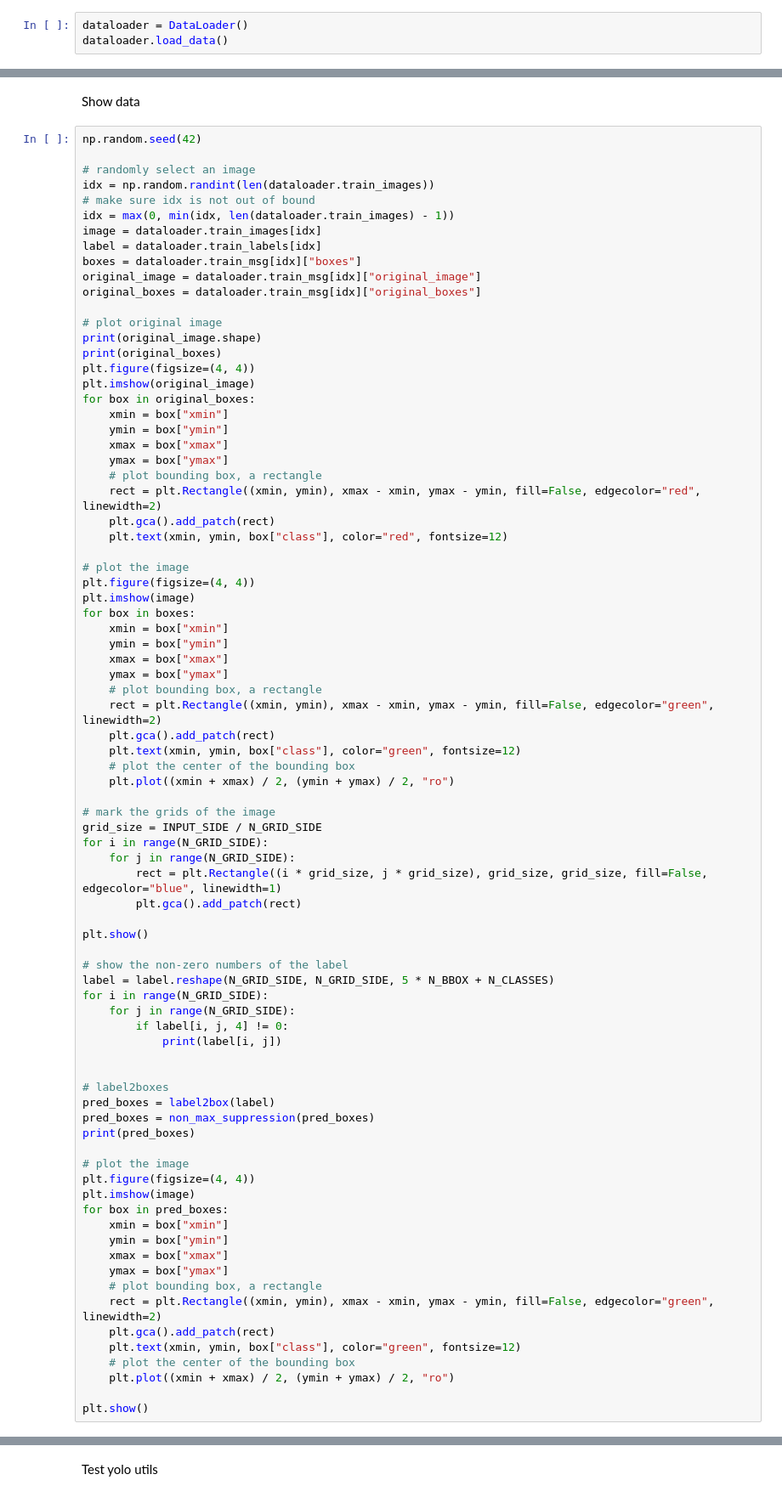
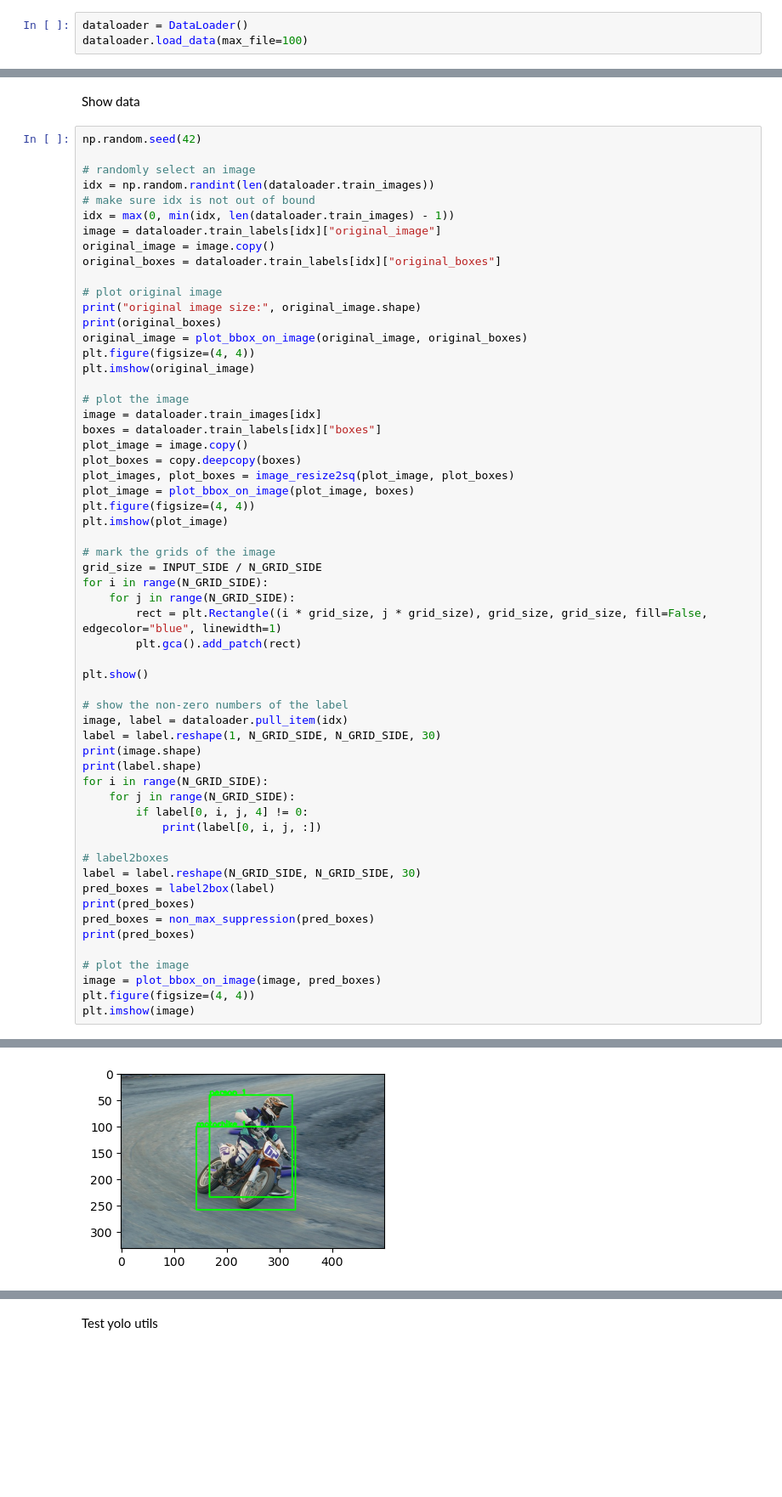
Before and after one commit to Agoti/yolov1-detection-project, a Jupyter notebook: unit_test.ipynb, the cells around one changed output, grey strips where cells are left out. Shown at 85% size. Drawn from its saved outputs; the diff is of its cells as text; blank space fills up the shorter version.

```diff
--- a/yolo.ipynb
+++ b/unit_test.ipynb
@@ -27,7 +25,7 @@ sys.argv.append("-Xfrozen_modules=off")
 Load data
 # %%
 dataloader = DataLoader()
-dataloader.load_data()
+dataloader.load_data(max_file=100)
 # %% [output]
 Loading data...
 Loading data done.
@@ -42,41 +40,26 @@ np.random.seed(42)
 idx = np.random.randint(len(dataloader.train_images))
 # make sure idx is not out of bound
 idx = max(0, min(idx, len(dataloader.train_images) - 1))
-image = dataloader.train_images[idx]
-label = dataloader.train_labels[idx]
-boxes = dataloader.train_msg[idx]["boxes"]
-original_image = dataloader.train_msg[idx]["original_image"]
-original_boxes = dataloader.train_msg[idx]["original_boxes"]
+image = dataloader.train_labels[idx]["original_image"]
+original_image = image.copy()
+original_boxes = dataloader.train_labels[idx]["original_boxes"]
 
 # plot original image
-print(original_image.shape)
+print("original image size:", original_image.shape)
 print(original_boxes)
+original_image = plot_bbox_on_image(original_image, original_boxes)
 plt.figure(figsize=(4, 4))
 plt.imshow(original_image)
-for box in original_boxes:
-    xmin = box["xmin"]
-    ymin = box["ymin"]
-    xmax = box["xmax"]
-    ymax = box["ymax"]
-    # plot bounding box, a rectangle
-    rect = plt.Rectangle((xmin, ymin), xmax - xmin, ymax - ymin, fill=False, edgecolor="red", linewidth=2)
-    plt.gca().add_patch(rect)
-    plt.text(xmin, ymin, box["class"], color="red", fontsize=12)
 
 # plot the image
+image = dataloader.train_images[idx]
+boxes = dataloader.train_labels[idx]["boxes"]
+plot_image = image.copy()
+plot_boxes = copy.deepcopy(boxes)
+plot_images, plot_boxes = image_resize2sq(plot_image, plot_boxes)
+plot_image = plot_bbox_on_image(plot_image, boxes)
 plt.figure(figsize=(4, 4))
-plt.imshow(image)
-for box in boxes:
-    xmin = box["xmin"]
-    ymin = box["ymin"]
-    xmax = box["xmax"]
-    ymax = box["ymax"]
-    # plot bounding box, a rectangle
-    rect = plt.Rectangle((xmin, ymin), xmax - xmin, ymax - ymin, fill=False, edgecolor="green", linewidth=2)
-    plt.gca().add_patch(rect)
-    plt.text(xmin, ymin, box["class"], color="green", fontsize=12)
-    # plot the center of the bounding box
-    plt.plot((xmin + xmax) / 2, (ymin + ymax) / 2, "ro")
+plt.imshow(plot_image)
 
 # mark the grids of the image
 grid_size = INPUT_SIDE / N_GRID_SIDE
@@ -88,31 +71,24 @@ for i in range(N_GRID_SIDE):
 plt.show()
 
 # show the non-zero numbers of the label
-label = label.reshape(N_GRID_SIDE, N_GRID_SIDE, 5 * N_BBOX + N_CLASSES)
+image, label = dataloader.pull_item(idx)
+label = label.reshape(1, N_GRID_SIDE, N_GRID_SIDE, 30)
+print(image.shape)
+print(label.shape)
 for i in range(N_GRID_SIDE):
     for j in range(N_GRID_SIDE):
-        if label[i, j, 4] != 0:
-            print(label[i, j])
-
+        if label[0, i, j, 4] != 0:
+            print(label[0, i, j, :])
 
 # label2boxes
+label = label.reshape(N_GRID_SIDE, N_GRID_SIDE, 30)
 pred_boxes = label2box(label)
+print(pred_boxes)
 pred_boxes = non_max_suppression(pred_boxes)
 print(pred_boxes)
 
 # plot the image
+image = plot_bbox_on_image(image, pred_boxes)
 plt.figure(figsize=(4, 4))
 plt.imshow(image)
-for box in pred_boxes:
-    xmin = box["xmin"]
-    ymin = box["ymin"]
-    xmax = box["xmax"]
-    ymax = box["ymax"]
-    # plot bounding box, a rectangle
-    rect = plt.Rectangle((xmin, ymin), xmax - xmin, ymax - ymin, fill=False, edgecolor="green", linewidth=2)
-    plt.gca().add_patch(rect)
-    plt.text(xmin, ymin, box["class"], color="green", fontsize=12)
-    # plot the center of the bounding box
-    plt.plot((xmin + xmax) / 2, (ymin + ymax) / 2, "ro")
-
-plt.show()
+# %% [output]
@@ -118,0 +97 @@ plt.show()
+[figure, added]
```
Also changed, not shown: parts of 8 cells of this notebook, 8 other files.
